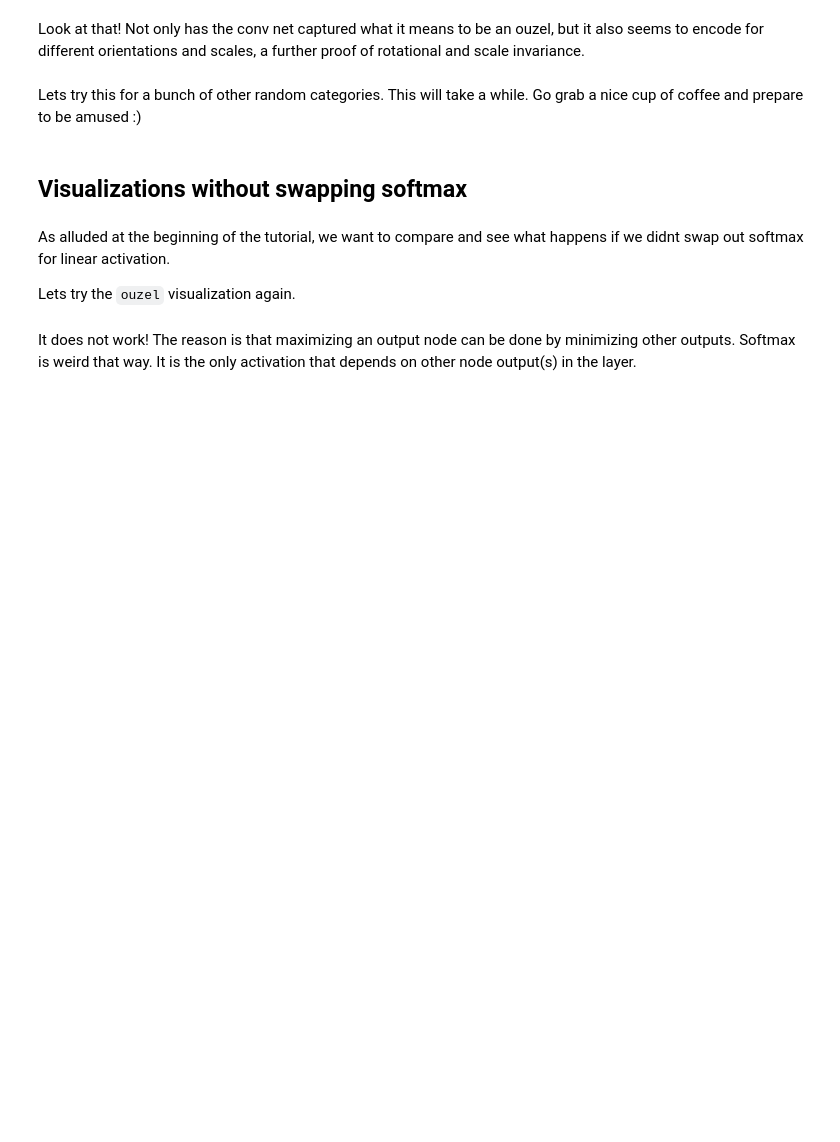
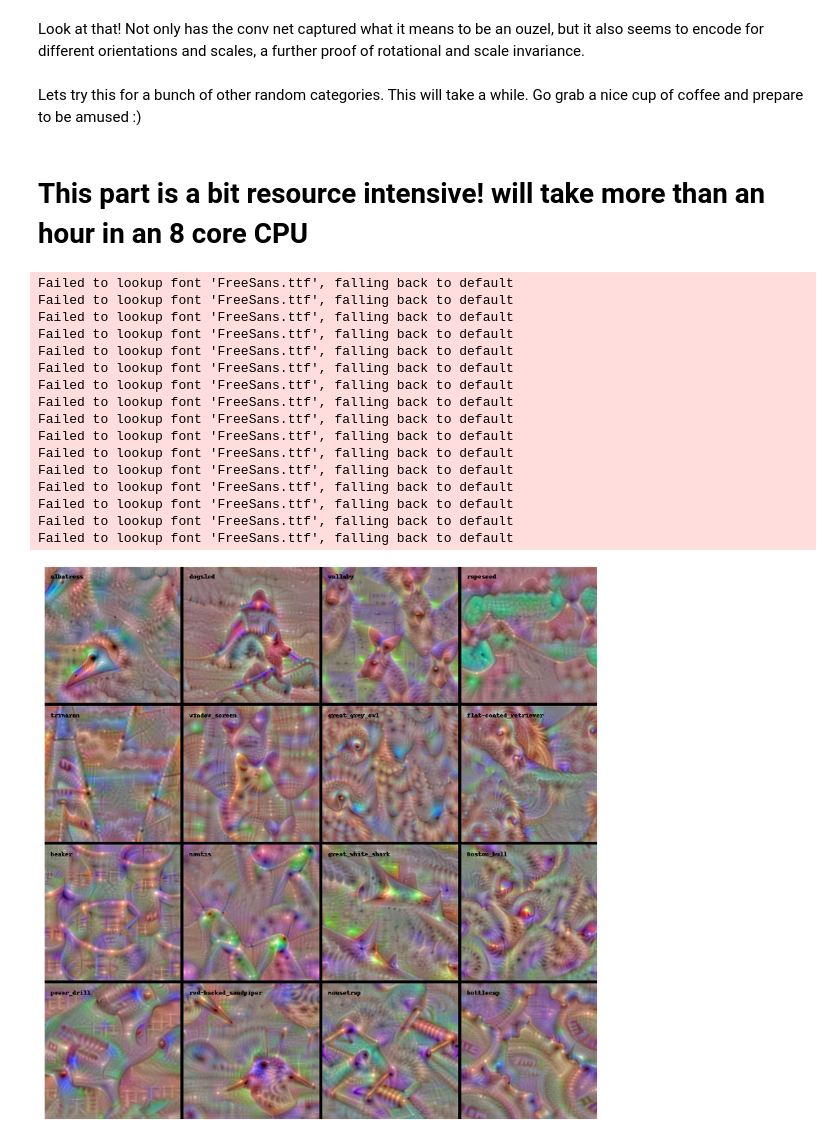
Before and after one commit to Abhijit-2592/talks, a Jupyter notebook: cnn_vis/activation_maximization.ipynb, the cells around one changed output. Drawn from its saved outputs; the diff is of its cells as text; code cells hidden in the pictures; blank space fills up the shorter version.

```diff
--- a/cnn_vis/activation_maximization.ipynb
+++ b/cnn_vis/activation_maximization.ipynb
@@ -73,27 +107,41 @@ import json
 # %%
 with open("./imagenet_labelmap.json", "r") as f:
     labelmap = json.load(f)
+# %% [markdown]
+# This part is a bit resource intensive! will take more than an hour in an 8 core CPU
 # %%
 import numpy as np
 categories = np.random.permutation(1000)[:16]
 
 vis_images = []
 image_modifiers = [Jitter(16)]
 for idx in categories:
     img = visualize_activation(model, layer_idx, filter_indices=idx, max_iter=500, input_modifiers=image_modifiers)
 
     # Reverse lookup index to imagenet label and overlay it on the image.
-    img = utils.draw_text(img, labelmap(str(idx)))
+    img = utils.draw_text(img, labelmap[str(idx)])
     vis_images.append(img)
 
 plt.rcParams['figure.figsize'] = (50, 50)
 stitched = utils.stitch_images(vis_images, cols=4)
 plt.axis('off')
 plt.imshow(stitched)
 plt.show()
+# %% [output]
+Failed to lookup font 'FreeSans.ttf', falling back to default
+Failed to lookup font 'FreeSans.ttf', falling back to default
+Failed to lookup font 'FreeSans.ttf', falling back to default
+Failed to lookup font 'FreeSans.ttf', falling back to default
+Failed to lookup font 'FreeSans.ttf', falling back to default
+Failed to lookup font 'FreeSans.ttf', falling back to default
+Failed to lookup font 'FreeSans.ttf', falling back to default
+Failed to lookup font 'FreeSans.ttf', falling back to default
+Failed to lookup font 'FreeSans.ttf', falling back to default
+Failed to lookup font 'FreeSans.ttf', falling back to default
+Failed to lookup font 'FreeSans.ttf', falling back to default
+Failed to lookup font 'FreeSans.ttf', falling back to default
+Failed to lookup font 'FreeSans.ttf', falling back to default
+Failed to lookup font 'FreeSans.ttf', falling back to default
+Failed to lookup font 'FreeSans.ttf', falling back to default
+Failed to lookup font 'FreeSans.ttf', falling back to default
+[figure, added]
-# %% [markdown]
-## Visualizations without swapping softmax
-# %% [markdown]
-As alluded at the beginning of the tutorial, we want to compare and see what happens if we didnt swap out softmax for linear activation.
-
-Lets try the `ouzel` visualization again.
@@ -111,2 +147,0 @@ plt.imshow(img)
-# %% [markdown]
-It does not work! The reason is that maximizing an output node can be done by minimizing other outputs. Softmax is weird that way. It is the only activation that depends on other node output(s) in the layer.
```
Also changed, not shown: parts of 8 cells of this notebook, 1 other file.
